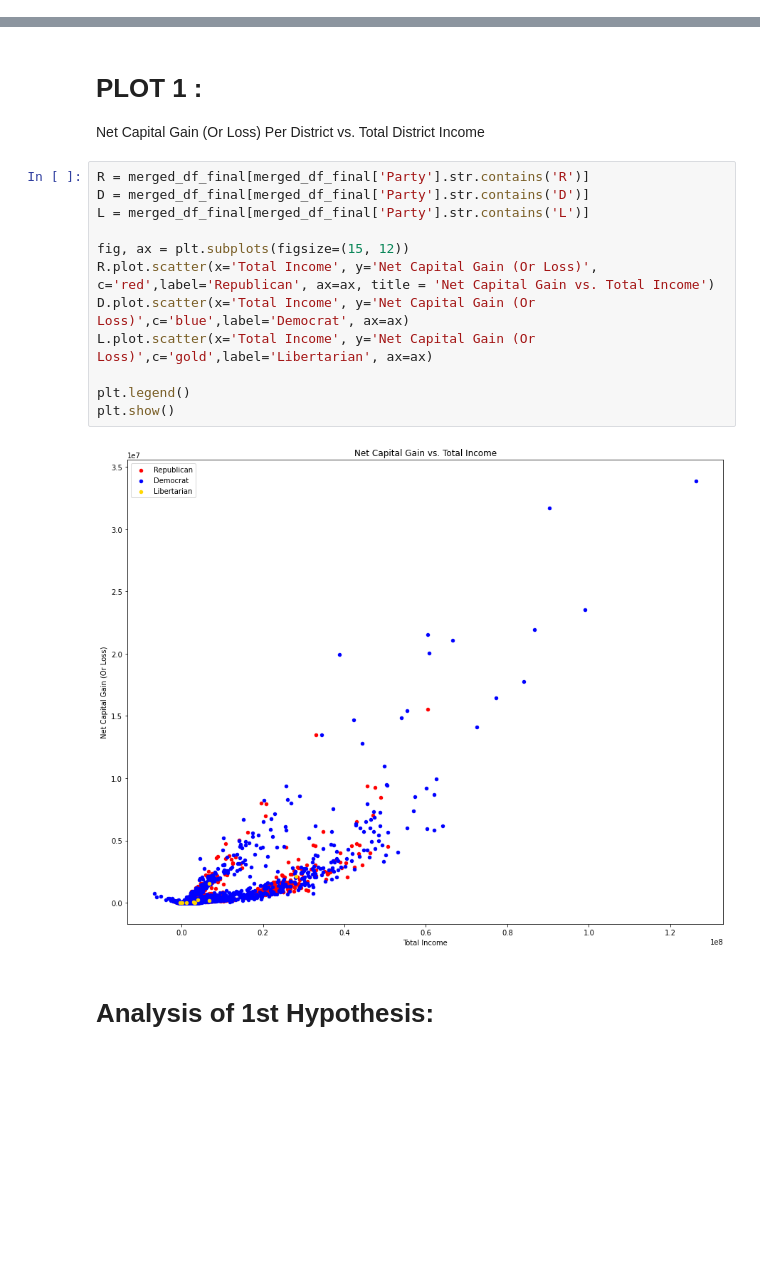
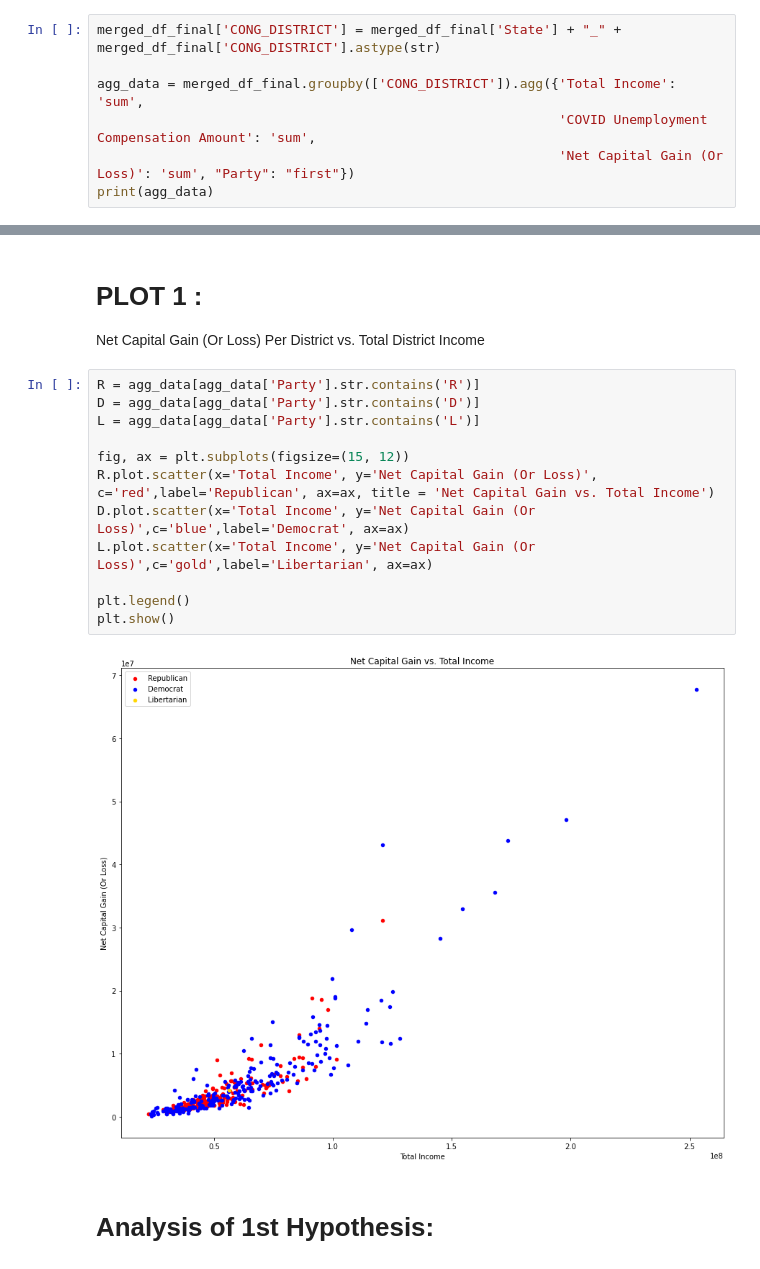
Before and after one commit to harrisonp1223/CongressionalAnalytics, a Jupyter notebook: GSB_521_Project_Build.ipynb, the cells around one changed output, grey strips where cells are left out. Drawn from its saved outputs; the diff is of its cells as text; blank space fills up the shorter version.

```diff
--- a/GSB_521_Project_Build.ipynb
+++ b/GSB_521_Project_Build.ipynb
@@ -125,0 +98,7 @@ CONG_DISTRICT
+# %%
+merged_df_final['CONG_DISTRICT'] = merged_df_final['State'] + "_" + merged_df_final['CONG_DISTRICT'].astype(str)
+
+agg_data = merged_df_final.groupby(['CONG_DISTRICT']).agg({'Total Income': 'sum',
+                                                           'COVID Unemployment Compensation Amount': 'sum',
+                                                           'Net Capital Gain (Or Loss)': 'sum', "Party": "first"})
+print(agg_data)
@@ -128,19 +125,19 @@ CONG_DISTRICT
 
 Net Capital Gain (Or Loss) Per District vs. Total District Income
 # %%
-R = merged_df_final[merged_df_final['Party'].str.contains('R')]
-D = merged_df_final[merged_df_final['Party'].str.contains('D')]
-L = merged_df_final[merged_df_final['Party'].str.contains('L')]
+R = agg_data[agg_data['Party'].str.contains('R')]
+D = agg_data[agg_data['Party'].str.contains('D')]
+L = agg_data[agg_data['Party'].str.contains('L')]
 
 fig, ax = plt.subplots(figsize=(15, 12))
 R.plot.scatter(x='Total Income', y='Net Capital Gain (Or Loss)', c='red',label='Republican', ax=ax, title = 'Net Capital Gain vs. Total Income')
 D.plot.scatter(x='Total Income', y='Net Capital Gain (Or Loss)',c='blue',label='Democrat', ax=ax)
 L.plot.scatter(x='Total Income', y='Net Capital Gain (Or Loss)',c='gold',label='Libertarian', ax=ax)
 
 plt.legend()
 plt.show()
 # %% [output]
-[figure, old version]
+[figure, new version]
 # %% [markdown]
 # Analysis of 1st Hypothesis:
 # %% [markdown]
```
Also changed, not shown: parts of 3 cells of this notebook.
